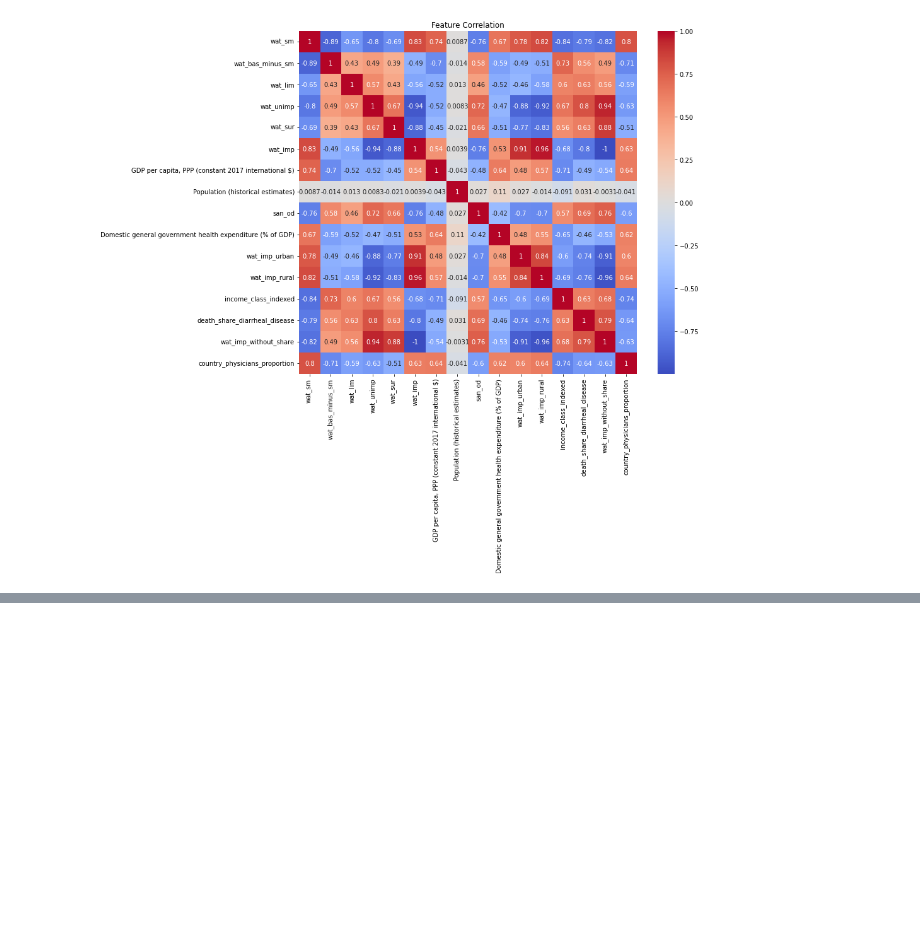
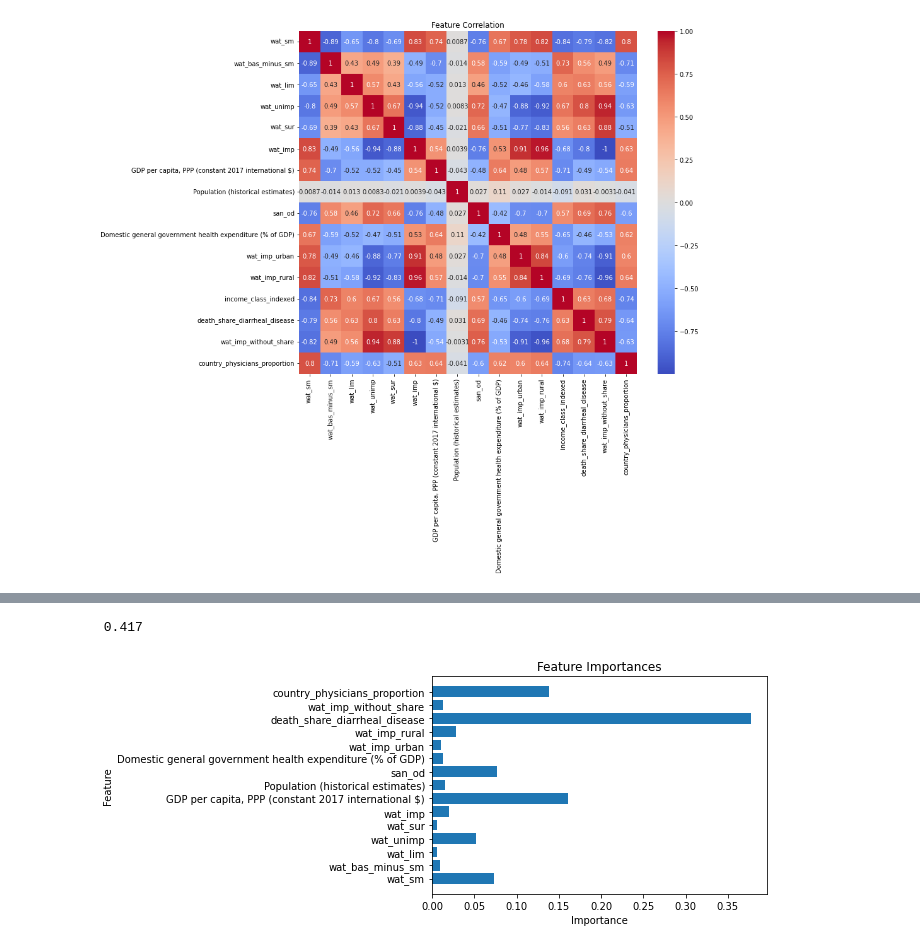
Before and after one commit to tpan501/iteration-4, a Jupyter notebook: iteration4.ipynb, the cells around one changed output, grey strips where cells are left out. Cells and saved outputs as stored; diff of their text form; code cells hidden in the pictures; blank space fills up the shorter version.

```diff
--- a/iteration4.ipynb
+++ b/iteration4.ipynb
@@ -1510,0 +1513,2 @@ plt.show()
+# %%
+merged_data = spark.read.csv('merged_data_projected.csv',header=True, inferSchema=True)
@@ -1510,0 +1524,31 @@ plt.show()
+# %%
+from pyspark.ml.feature import VectorAssembler
+from pyspark.ml.regression import RandomForestRegressor
+from pyspark.ml.evaluation import RegressionEvaluator
+
+inputCols=[
+            'wat_sm',
+            'wat_bas_minus_sm',
+            'wat_lim',
+            'wat_unimp',
+            'wat_sur',
+            'wat_imp',
+            'GDP per capita, PPP (constant 2017 international $)',
+            'Population (historical estimates)',
+            'san_od',
+            'Domestic general government health expenditure (% of GDP)',
+            'wat_imp_urban',
+            'wat_imp_rural',
+
+            'death_share_diarrheal_disease',
+            'wat_imp_without_share',
+            'country_physicians_proportion']
+
+assembler = VectorAssembler(inputCols=inputCols, outputCol="features")
+output = assembler.transform(merged_data)
+
+train_data, test_data = output.randomSplit([0.8, 0.2], seed=40)
+
+
+rf_regressor = RandomForestRegressor(featuresCol="features", labelCol="Share of total deaths that are from all causes attributed to unsafe water source, in both sexes aged age-standardized", numTrees=300, seed=40)
+rf_model = rf_regressor.fit(train_data)
@@ -1510,0 +1557,21 @@ plt.show()
+# %%
+predictions = rf_model.transform(test_data)
+evaluator = RegressionEvaluator(labelCol="Share of total deaths that are from all causes attributed to unsafe water source, in both sexes aged age-standardized", predictionCol="prediction", metricName="rmse")
+rmse = evaluator.evaluate(predictions)
+
+print(f" {rmse:.3f}")
+# %% [output]
+ 0.417
+# %%
+importances = rf_model.featureImportances
+import matplotlib.pyplot as plt
+
+importance_list = importances.toArray()
+
+plt.barh(inputCols, importance_list)
+plt.xlabel('Importance')
+plt.ylabel('Feature')
+plt.title('Feature Importances')
+plt.show()
+# %% [output]
+[figure, added]
```
Also changed, not shown: parts of 4 cells of this notebook.
